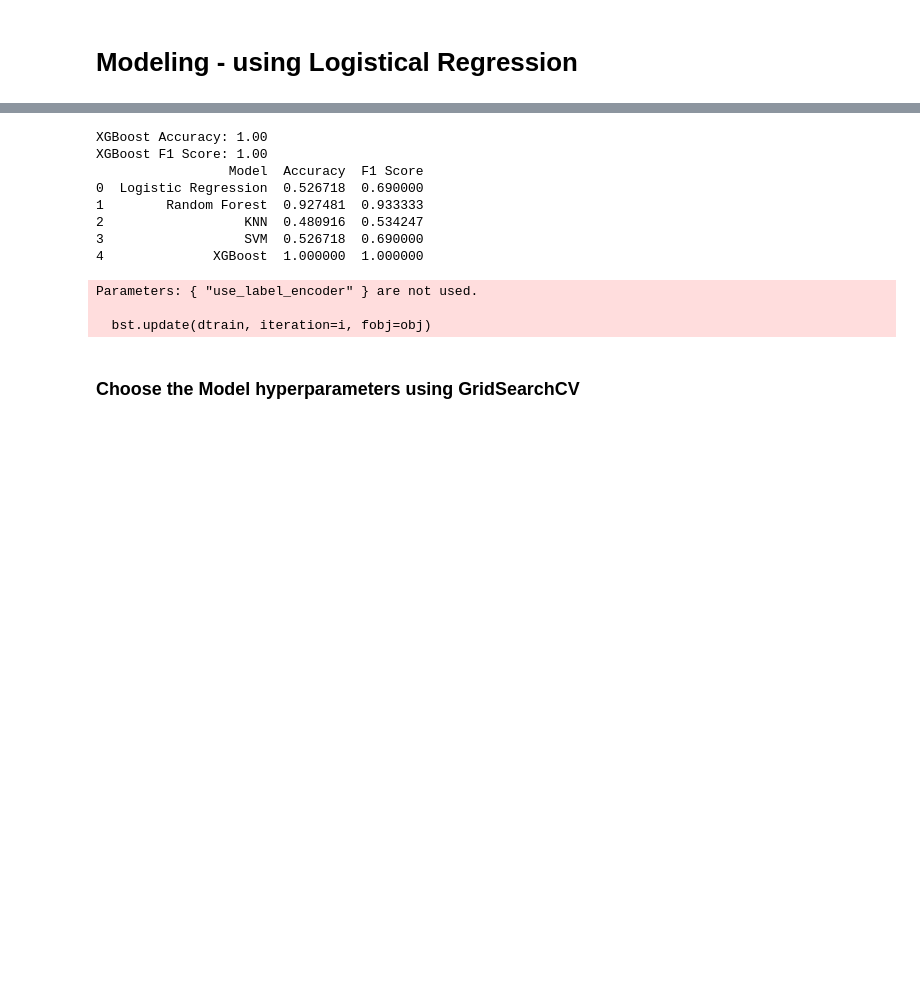
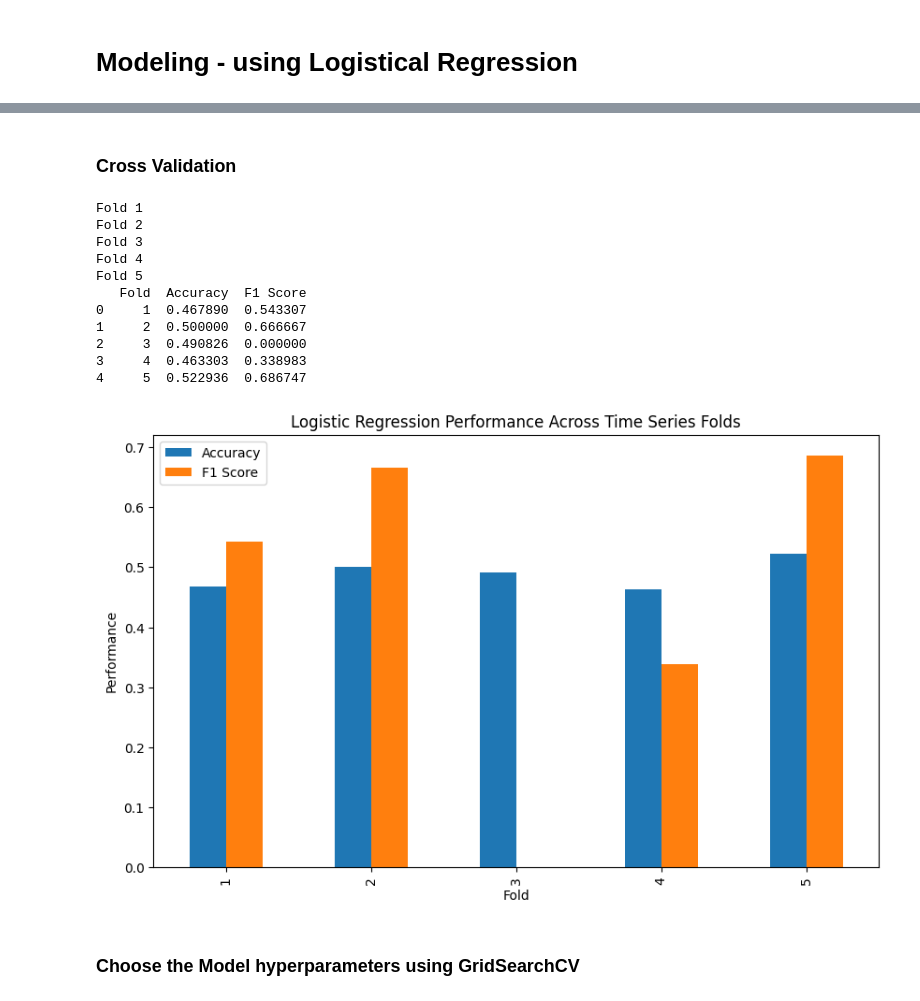
Before and after one commit to timeless81/Stock-Direction-Predictor-Final, a Jupyter notebook: Stocks Final .ipynb, the cells around one changed output, grey strips where cells are left out. Drawn from its saved outputs; the diff is of its cells as text; code cells hidden in the pictures; blank space fills up the shorter version.

```diff
--- a/Stocks Final .ipynb
+++ b/Stocks Final .ipynb
@@ -580,6 +588,7 @@ NameError: name 'score' is not defined
 # %%
 # Using SVC
 def run_svm(stocks):
+    start = time()
     svm = SVC(kernel='rbf', random_state=42)
     X_train, X_test, y_train, y_test = test_train_split_local(stocks, target_col='Target', test_size=0.2)
 
@@ -589,9 +598,9 @@ def run_svm(stocks):
     f1 = f1_score(y_test, svm.predict(X_test))
     print(f"SVM Accuracy: {accuracy:.2f}")
     print(f'SVM F1 Score: {f1:.2f}')
-    return accuracy, f1
-accuracy, f1 = run_svm(stocks.copy())
-results.loc[len(results)] = ['SVM', accuracy, f1]
+    return accuracy, f1, (time() - start)
+accuracy, f1, runtime = run_svm(stocks.copy())
+results.loc[len(results)] = ['SVM', accuracy, f1, runtime]
 print(results)
 # %% [output]
 SVM Accuracy: 0.53
@@ -604,28 +613,19 @@ SVM F1 Score: 0.69
 # %%
 # Using XG boost
 def run_xgboost(stocks):
+    start = time()
     xgb = XGBClassifier(use_label_encoder=False, eval_metric='logloss', random_state=42)
+    X_train, X_test, y_train, y_test = test_train_split_local(stocks, target_col='Target', test_size=0.2)
+
     xgb.fit(X_train, y_train)
     accuracy = xgb.score(X_test, y_test)
     f1 = f1_score(y_test, xgb.predict(X_test))
     print(f"XGBoost Accuracy: {accuracy:.2f}")
     print(f"XGBoost F1 Score: {f1:.2f}")
-    return accuracy, f1
+    return accuracy, f1, (time() - start)
 
-accuracy, f1 = run_xgboost(stocks.copy())
-results.loc[len(results)] = ['XGBoost', accuracy, f1]
-print(results)
+#accuracy, f1, runtime = run_xgboost(stocks.copy())
+#results.loc[len(results)] = ['XGBoost', accuracy, f1, runtime]
+#print(results)
-# %% [output]
-XGBoost Accuracy: 1.00
-XGBoost F1 Score: 1.00
-                 Model  Accuracy  F1 Score
-0  Logistic Regression  0.526718  0.690000
-1        Random Forest  0.927481  0.933333
-2                  KNN  0.480916  0.534247
-3                  SVM  0.526718  0.690000
-4              XGBoost  1.000000  1.000000
-Parameters: { "use_label_encoder" } are not used.
-
-  bst.update(dtrain, iteration=i, fobj=obj)
 # %%
 # Plot the accuracy and f1 scores of the models
@@ -634,3 +644,47 @@ fig.show()
+# %% [markdown]
+### Cross Validation
+# %%
+# Split the data into training and testing sets, ensuring that the split is done in a way that respects the time series nature of the data
+# (i.e., no shuffling, and the training set comes before the testing set in time).
+train_test_split(stocks, test_size=0.2, shuffle=False)
+from sklearn.model_selection import TimeSeriesSplit
+
+tss = TimeSeriesSplit(n_splits=5)
+scores = []
+for fold, (train_index, test_index) in enumerate(tss.split(stocks)):
+    print(f"Fold {fold + 1}")
+    #print(f"Train indices: {train_index}")
+    #print(f"Test indices: {test_index}")
+
+    lr = LogisticRegression(max_iter=1000, random_state=42)
+    X_train, y_train = stocks.iloc[train_index].drop(columns=['Target']), stocks.iloc[train_index]['Target']
+    X_test, y_test = stocks.iloc[test_index].drop(columns=['Target']), stocks.iloc[test_index]['Target']
+    lr.fit(X_train, y_train)
+    accuracy = lr.score(X_test, y_test)
+    f1 = f1_score(y_test, lr.predict(X_test))
+    #print(f"Logistic Regression Accuracy: {accuracy:.2f}")
+    #print(f"Logistic Regression F1 Score: {f1:.2f}")
+    scores.append({'Fold': fold + 1, 'Accuracy': accuracy, 'F1 Score': f1})
+
+scores_df = pd.DataFrame(scores)
+print(scores_df)
+
+scores_df.plot(x='Fold', y=['Accuracy', 'F1 Score'], kind='bar', figsize=(10, 6), title='Logistic Regression Performance Across Time Series Folds')
+plt.ylabel('Performance')
+plt.show()
+# %% [output]
+Fold 1
+Fold 2
+Fold 3
+Fold 4
+Fold 5
+   Fold  Accuracy  F1 Score
+0     1  0.467890  0.543307
+1     2  0.500000  0.666667
+2     3  0.490826  0.000000
+3     4  0.463303  0.338983
+4     5  0.522936  0.686747
+[figure, added]
 # %% [markdown]
 ### Choose the Model hyperparameters using GridSearchCV
 # %%
```
Also changed, not shown: parts of 24 cells of this notebook, 3 other files.
